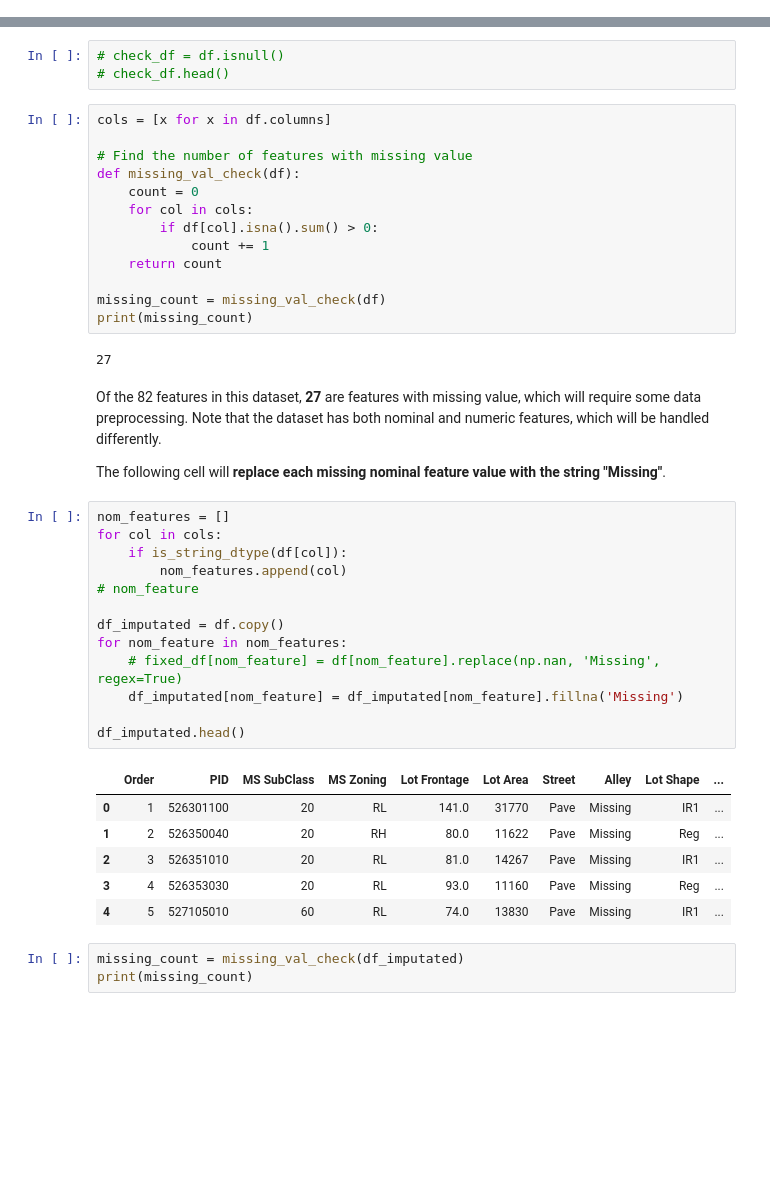
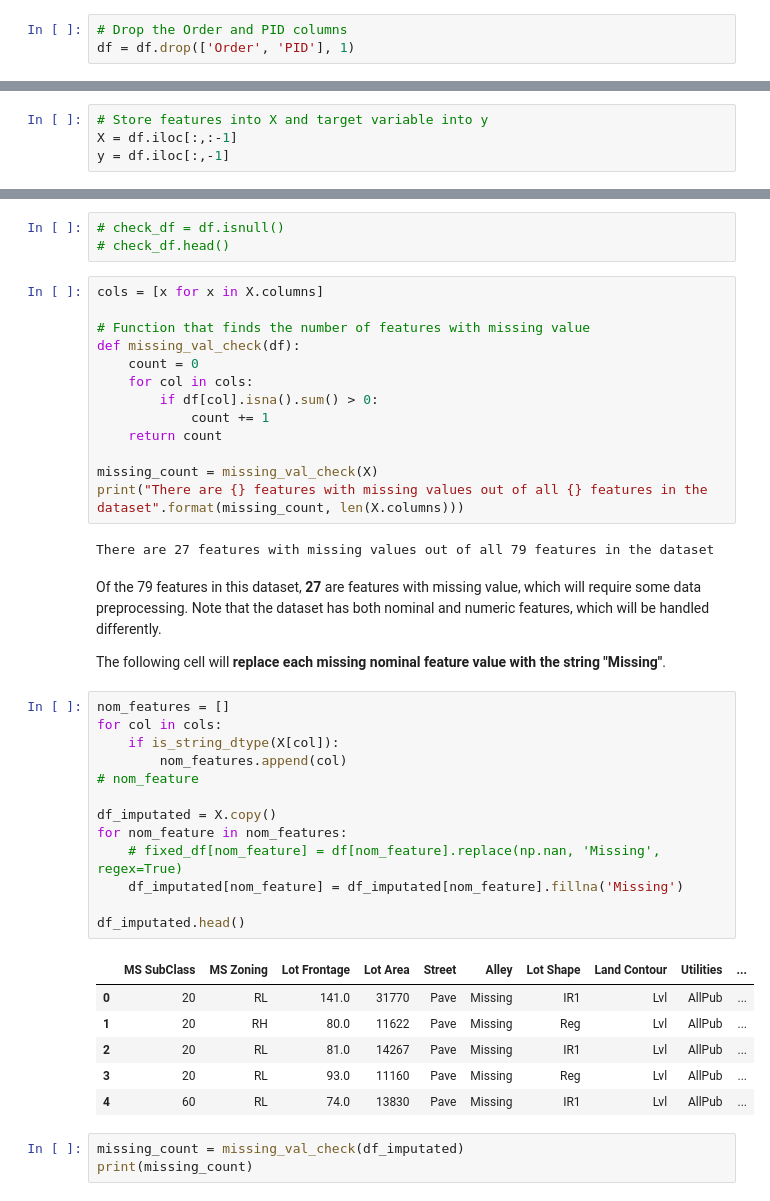
Before and after one commit to kxchiu/cs6220_dataMining, a Jupyter notebook: assignment_02-data_exploration_and_preprocessing.ipynb, the cells around one changed output, grey strips where cells are left out. Drawn from its saved outputs; the diff is of its cells as text; blank space fills up the shorter version.

```diff
--- a/assignment_02-data_exploration_and_preprocessing.ipynb
+++ b/assignment_02-data_exploration_and_preprocessing.ipynb
@@ -81,3 +80,6 @@ df.head()
 | 2 | 3 | 526351010 | 20 | RL | 81.0 | 14267 | Pave | NaN | IR1 | ... |
 | 3 | 4 | 526353030 | 20 | RL | 93.0 | 11160 | Pave | NaN | Reg | ... |
 | 4 | 5 | 527105010 | 60 | RL | 74.0 | 13830 | Pave | NaN | IR1 | ... |
+# %%
+# Drop the Order and PID columns
+df = df.drop(['Order', 'PID'], 1)
@@ -96,12 +100,16 @@ df.describe()
+# %%
+# Store features into X and target variable into y
+X = df.iloc[:,:-1]
+y = df.iloc[:,-1]
 # %% [markdown]
 ### 2.1 - Imputation
 # %%
 # check_df = df.isnull()
 # check_df.head()
 # %%
-cols = [x for x in df.columns]
+cols = [x for x in X.columns]
 
-# Find the number of features with missing value
+# Function that finds the number of features with missing value
 def missing_val_check(df):
     count = 0
     for col in cols:
@@ -109,34 +117,34 @@ def missing_val_check(df):
             count += 1
     return count
 
-missing_count = missing_val_check(df)
-print(missing_count)
+missing_count = missing_val_check(X)
+print("There are {} features with missing values out of all {} features in the dataset".format(missing_count, len(X.columns)))
 # %% [output]
-27
+There are 27 features with missing values out of all 79 features in the dataset
 # %% [markdown]
-Of the 82 features in this dataset, **27** are features with missing value, which will require some data preprocessing. Note that the dataset has both nominal and numeric features, which will be handled differently.
+Of the 79 features in this dataset, **27** are features with missing value, which will require some data preprocessing. Note that the dataset has both nominal and numeric features, which will be handled differently.
 
 The following cell will **replace each missing nominal feature value with the string "Missing"**.
 # %%
 nom_features = []
 for col in cols:
-    if is_string_dtype(df[col]):
+    if is_string_dtype(X[col]):
         nom_features.append(col)
 # nom_feature
 
-df_imputated = df.copy()
+df_imputated = X.copy()
 for nom_feature in nom_features:
     # fixed_df[nom_feature] = df[nom_feature].replace(np.nan, 'Missing', regex=True)
     df_imputated[nom_feature] = df_imputated[nom_feature].fillna('Missing')
 
 df_imputated.head()
 # %% [output]
-|  | Order | PID | MS SubClass | MS Zoning | Lot Frontage | Lot Area | Street | Alley | Lot Shape | ... |
-| 0 | 1 | 526301100 | 20 | RL | 141.0 | 31770 | Pave | Missing | IR1 | ... |
-| 1 | 2 | 526350040 | 20 | RH | 80.0 | 11622 | Pave | Missing | Reg | ... |
-| 2 | 3 | 526351010 | 20 | RL | 81.0 | 14267 | Pave | Missing | IR1 | ... |
-| 3 | 4 | 526353030 | 20 | RL | 93.0 | 11160 | Pave | Missing | Reg | ... |
-| 4 | 5 | 527105010 | 60 | RL | 74.0 | 13830 | Pave | Missing | IR1 | ... |
+|  | MS SubClass | MS Zoning | Lot Frontage | Lot Area | Street | Alley | Lot Shape | Land Contour | Utilities | ... |
+| 0 | 20 | RL | 141.0 | 31770 | Pave | Missing | IR1 | Lvl | AllPub | ... |
+| 1 | 20 | RH | 80.0 | 11622 | Pave | Missing | Reg | Lvl | AllPub | ... |
+| 2 | 20 | RL | 81.0 | 14267 | Pave | Missing | IR1 | Lvl | AllPub | ... |
+| 3 | 20 | RL | 93.0 | 11160 | Pave | Missing | Reg | Lvl | AllPub | ... |
+| 4 | 60 | RL | 74.0 | 13830 | Pave | Missing | IR1 | Lvl | AllPub | ... |
 # %%
 missing_count = missing_val_check(df_imputated)
 print(missing_count)
```
Also changed, not shown: parts of 14 cells of this notebook, 4 other files.
